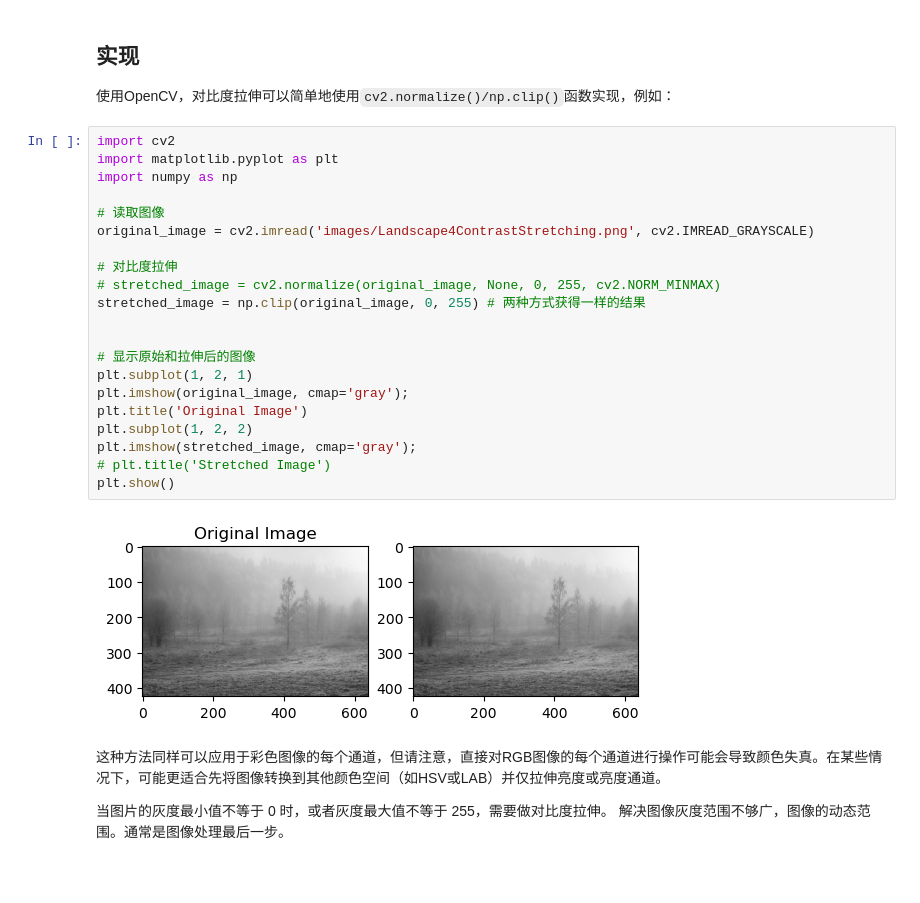
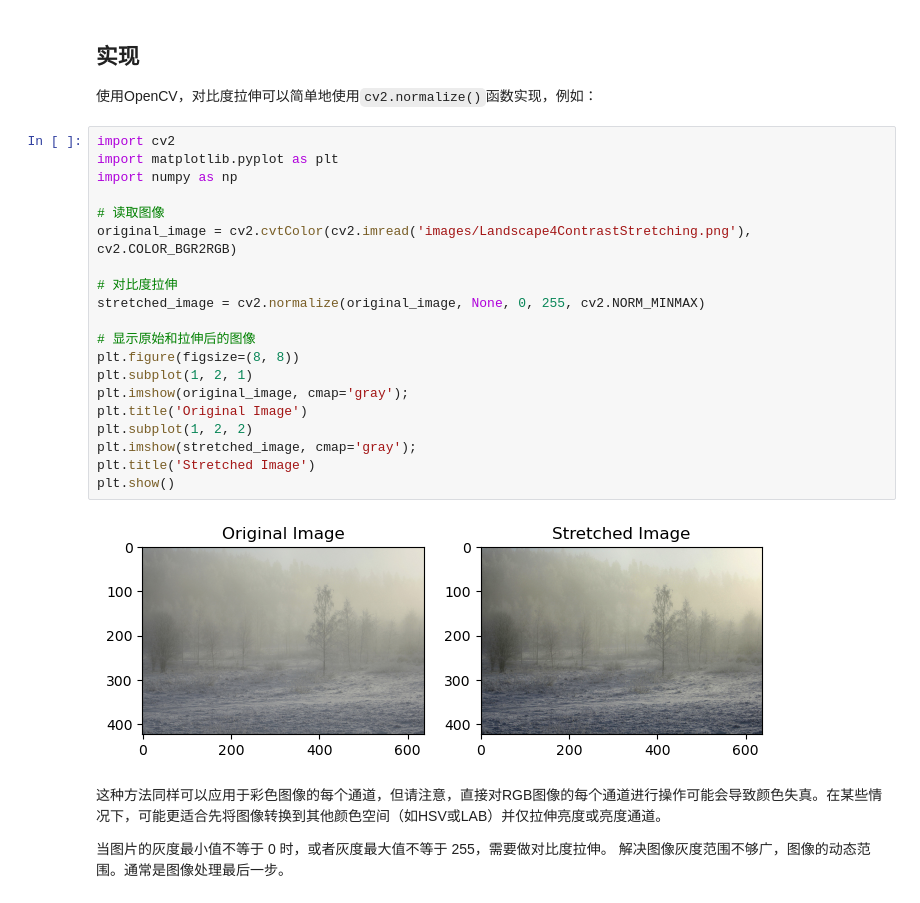
Before and after one commit to plum-Yin/AIIT_2024_CSE435, a Jupyter notebook: chapter2-PointOperations/PointOperations.ipynb, the cells around one changed output. Cells and saved outputs as stored; diff of their text form; blank space fills up the shorter version.

Commit message:
优化 对比度拉伸，强度阈值化

```diff
--- a/chapter2-PointOperations/PointOperations.ipynb
+++ b/chapter2-PointOperations/PointOperations.ipynb
@@ -60,30 +62,29 @@ $$
 
 ## 实现
 
-使用OpenCV，对比度拉伸可以简单地使用`cv2.normalize()/np.clip()`函数实现，例如：
+使用OpenCV，对比度拉伸可以简单地使用`cv2.normalize()`函数实现，例如：
 # %%
 import cv2
 import matplotlib.pyplot as plt
 import numpy as np
 
 # 读取图像
-original_image = cv2.imread('images/Landscape4ContrastStretching.png', cv2.IMREAD_GRAYSCALE)
+original_image = cv2.cvtColor(cv2.imread('images/Landscape4ContrastStretching.png'), cv2.COLOR_BGR2RGB)
 
 # 对比度拉伸
-# stretched_image = cv2.normalize(original_image, None, 0, 255, cv2.NORM_MINMAX)
-stretched_image = np.clip(original_image, 0, 255) # 两种方式获得一样的结果
-
+stretched_image = cv2.normalize(original_image, None, 0, 255, cv2.NORM_MINMAX)
 
 # 显示原始和拉伸后的图像
+plt.figure(figsize=(8, 8))
 plt.subplot(1, 2, 1)
 plt.imshow(original_image, cmap='gray');
 plt.title('Original Image')
 plt.subplot(1, 2, 2)
 plt.imshow(stretched_image, cmap='gray');
-# plt.title('Stretched Image')
+plt.title('Stretched Image')
 plt.show()
 # %% [output]
-[figure, old version]
+[figure, new version]
 # %% [markdown]
 这种方法同样可以应用于彩色图像的每个通道，但请注意，直接对RGB图像的每个通道进行操作可能会导致颜色失真。在某些情况下，可能更适合先将图像转换到其他颜色空间（如HSV或LAB）并仅拉伸亮度或亮度通道。
 
```
Also changed, not shown: parts of 35 cells of this notebook, 12 other files.
